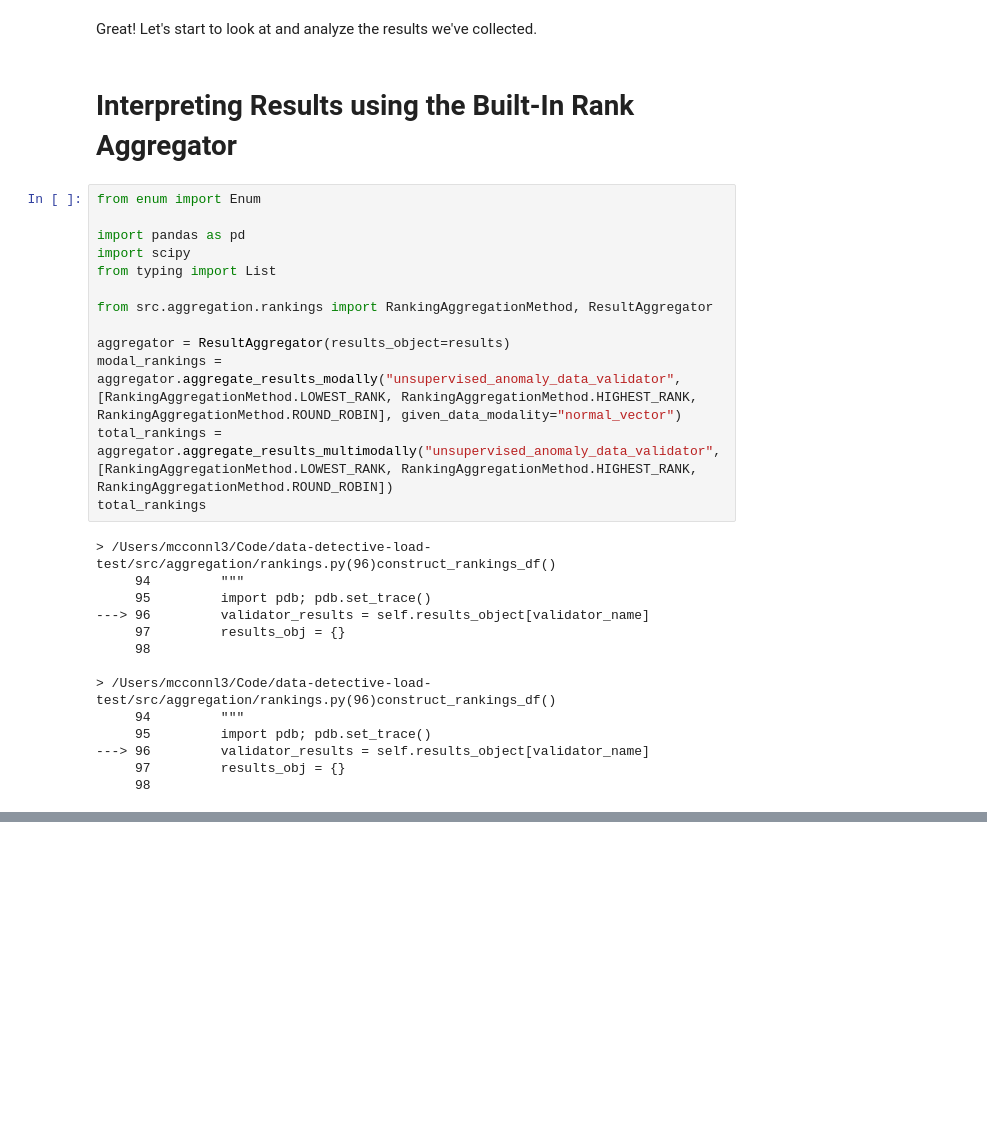
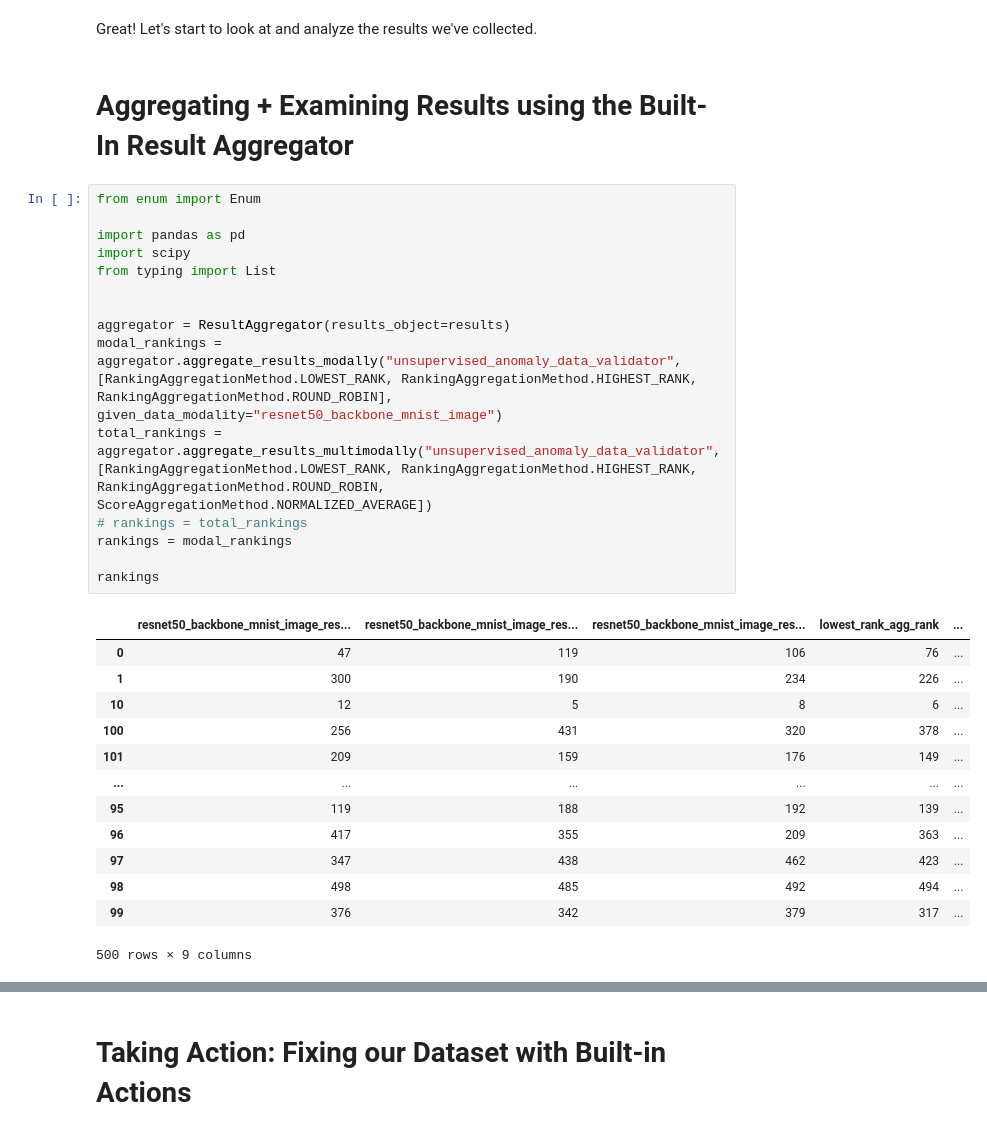
Before and after one commit to Genentech/data-detective, a Jupyter notebook: Tutorial.ipynb, the cells around one changed output, grey strips where cells are left out. Drawn from its saved outputs; the diff is of its cells as text; blank space fills up the shorter version.

```diff
--- a/Tutorial.ipynb
+++ b/Tutorial.ipynb
@@ -209,31 +212,33 @@ AttributeError: 'TransformedDataset' object has no attribute 'include_subject_id
 # %% [markdown]
 Great! Let's start to look at and analyze the results we've collected.
 # %% [markdown]
-# Interpreting Results using the Built-In Rank Aggregator
+# Aggregating + Examining Results using the Built-In Result Aggregator
 # %%
 from enum import Enum
 
 import pandas as pd
 import scipy
 from typing import List
 
-from src.aggregation.rankings import RankingAggregationMethod, ResultAggregator
 
 aggregator = ResultAggregator(results_object=results)
-modal_rankings = aggregator.aggregate_results_modally("unsupervised_anomaly_data_validator", [RankingAggregationMethod.LOWEST_RANK, RankingAggregationMethod.HIGHEST_RANK, RankingAggregationMethod.ROUND_ROBIN], given_data_modality="normal_vector")
-total_rankings = aggregator.aggregate_results_multimodally("unsupervised_anomaly_data_validator", [RankingAggregationMethod.LOWEST_RANK, RankingAggregationMethod.HIGHEST_RANK, RankingAggregationMethod.ROUND_ROBIN])
-total_rankings
+modal_rankings = aggregator.aggregate_results_modally("unsupervised_anomaly_data_validator", [RankingAggregationMethod.LOWEST_RANK, RankingAggregationMethod.HIGHEST_RANK, RankingAggregationMethod.ROUND_ROBIN], given_data_modality="resnet50_backbone_mnist_image")
+total_rankings = aggregator.aggregate_results_multimodally("unsupervised_anomaly_data_validator", [RankingAggregationMethod.LOWEST_RANK, RankingAggregationMethod.HIGHEST_RANK, RankingAggregationMethod.ROUND_ROBIN, ScoreAggregationMethod.NORMALIZED_AVERAGE])
+# rankings = total_rankings
+rankings = modal_rankings
+
+rankings
 # %% [output]
+|  | resnet50_backbone_mnist_image_res... | resnet50_backbone_mnist_image_res... | resnet50_backbone_mnist_image_res... | lowest_rank_agg_rank | ... |
+| 0 | 47 | 119 | 106 | 76 | ... |
+| 1 | 300 | 190 | 234 | 226 | ... |
+| 10 | 12 | 5 | 8 | 6 | ... |
+| 100 | 256 | 431 | 320 | 378 | ... |
+| 101 | 209 | 159 | 176 | 149 | ... |
+| ... | ... | ... | ... | ... | ... |
+| 95 | 119 | 188 | 192 | 139 | ... |
+| 96 | 417 | 355 | 209 | 363 | ... |
+| 97 | 347 | 438 | 462 | 423 | ... |
+| 98 | 498 | 485 | 492 | 494 | ... |
+| 99 | 376 | 342 | 379 | 317 | ... |
-> /Users/mcconnl3/Code/data-detective-load-test/src/aggregation/rankings.py(96)construct_rankings_df()
-     94         """
-     95         import pdb; pdb.set_trace()
----> 96         validator_results = self.results_object[validator_name]
-     97         results_obj = {}
-     98
-
-> /Users/mcconnl3/Code/data-detective-load-test/src/aggregation/rankings.py(96)construct_rankings_df()
-     94         """
-     95         import pdb; pdb.set_trace()
----> 96         validator_results = self.results_object[validator_name]
-     97         results_obj = {}
-     98
+500 rows × 9 columns
@@ -256,0 +245,2 @@ total_rankings
+# %% [markdown]
+# Taking Action: Fixing our Dataset with Built-in Actions
```
Also changed, not shown: parts of 12 cells of this notebook, 5 other files.
